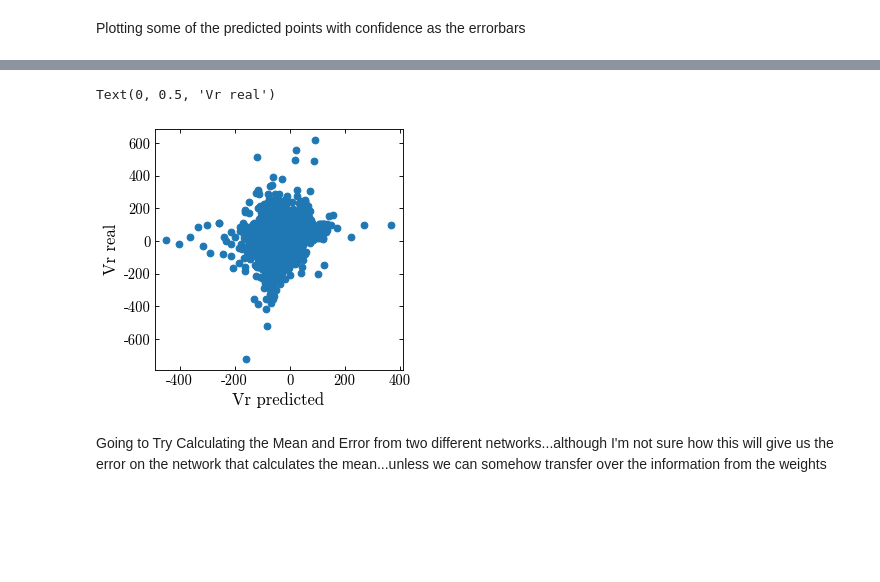
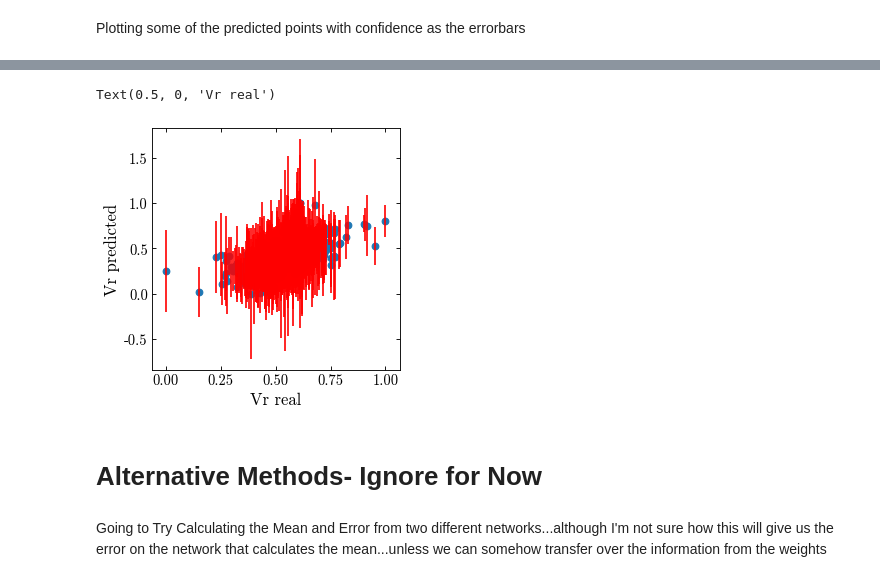
Before and after one commit to adropulic/datax_gaia, a Jupyter notebook: RVTrial1.ipynb, the cells around one changed output, grey strips where cells are left out. Saved outputs shown, nothing was run; the diff lists cells and outputs as text; code cells hidden in the pictures; blank space fills up the shorter version.

```diff
--- a/RVTrial1.ipynb
+++ b/RVTrial1.ipynb
@@ -274,10 +260,13 @@ Text(0, 0.5, 'Error on Vr predicted')
-# %%
-plt.scatter(test_preds[:,0],y_test)
-plt.xlabel('Vr predicted')
-plt.ylabel('Vr real')
-# %% [output]
-Text(0, 0.5, 'Vr real')
-[figure, removed]
+# %%
+plt.errorbar(y_test, test_preds[:,0], yerr = test_preds[:,1], color = 'red',ls='none')
+plt.scatter(y_test, test_preds[:,0])
+plt.ylabel('Vr predicted')
+plt.xlabel('Vr real')
+# %% [output]
+Text(0.5, 0, 'Vr real')
+[figure, added]
+# %% [markdown]
+# Alternative Methods- Ignore for Now
 # %%
 def ConstantLikelihoodFunction(y_true, y_pred):
     # shape of y_pred should be (nsamples, 2)
```
Also changed, not shown: parts of 7 cells of this notebook.
